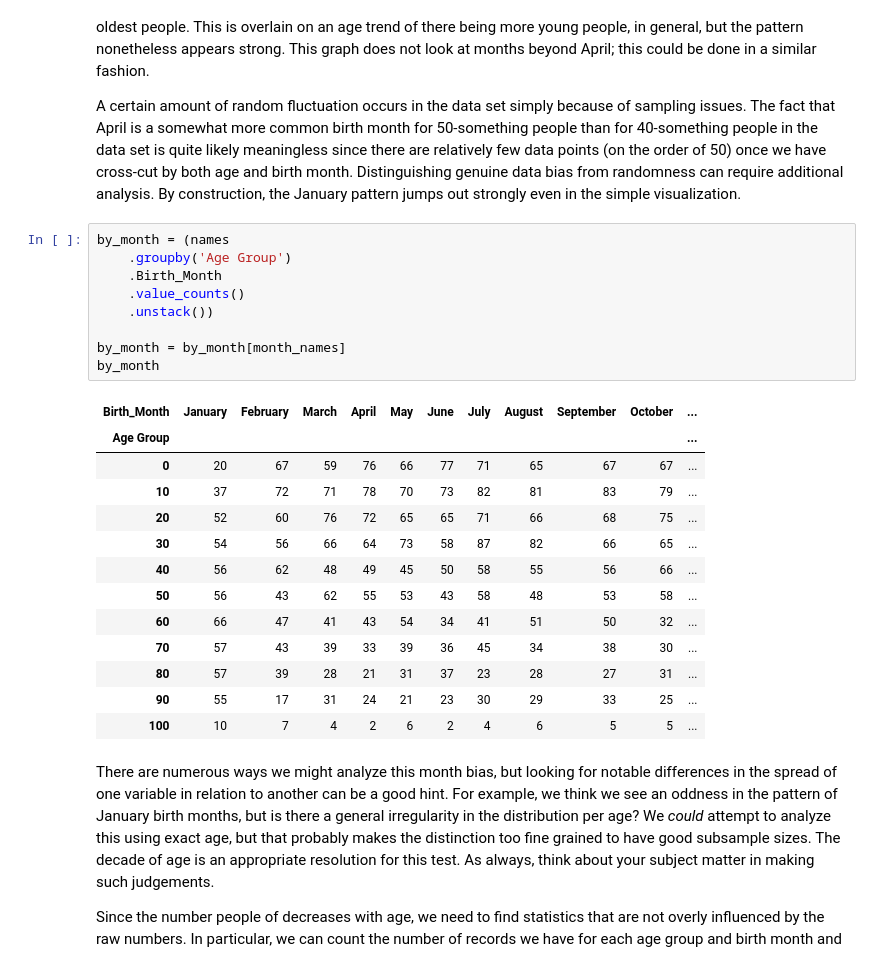
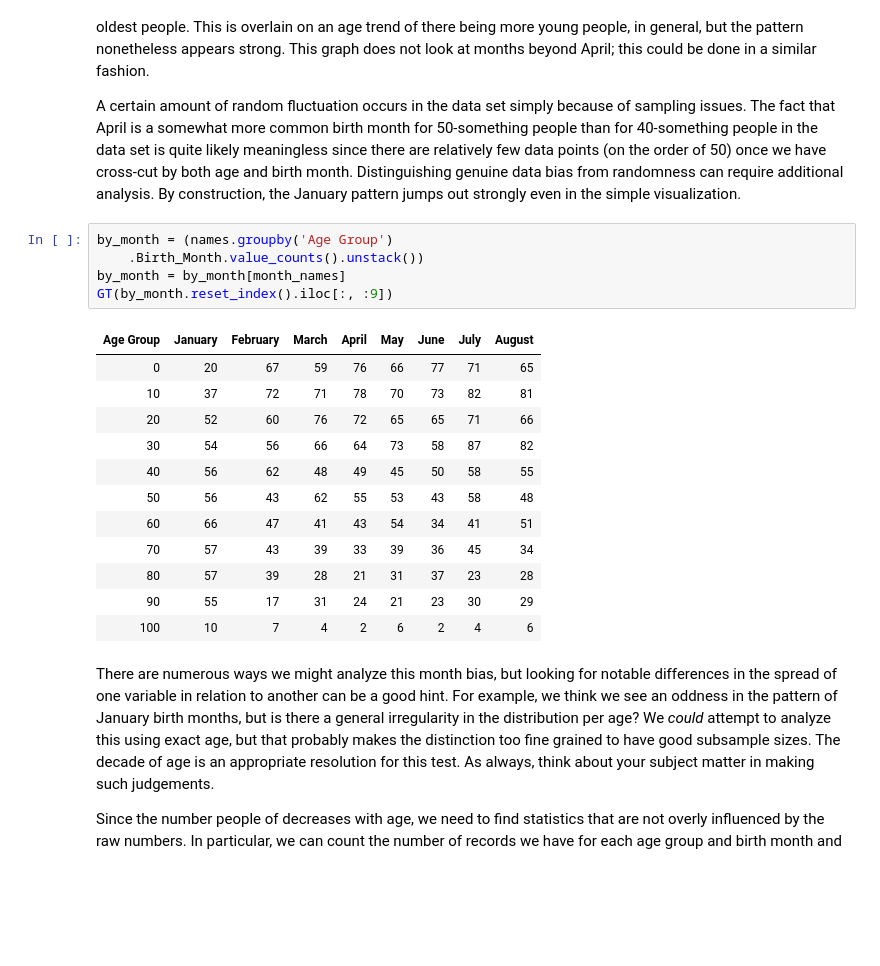
Before and after one commit to DavidMertz/CleaningDataVideo, a Jupyter notebook: Data_Quality.ipynb, the cells around one changed output. Drawn from its saved outputs; the diff is of its cells as text; blank space fills up the shorter version.

```diff
--- a/Data_Quality.ipynb
+++ b/Data_Quality.ipynb
@@ -176,28 +177,23 @@ Contrary to our hope of excluding a biasing trend, we have discovered that—for
 
 A certain amount of random fluctuation occurs in the data set simply because of sampling issues.  The fact that April is a somewhat more common birth month for 50-something people than for 40-something people in the data set is quite likely meaningless since there are relatively few data points (on the order of 50) once we have cross-cut by both age and birth month.  Distinguishing genuine data bias from randomness can require additional analysis. By construction, the January pattern jumps out strongly even in the simple visualization.
 # %%
-by_month = (names
-    .groupby('Age Group')
-    .Birth_Month
-    .value_counts()
-    .unstack())
-
+by_month = (names.groupby('Age Group')
+    .Birth_Month.value_counts().unstack())
 by_month = by_month[month_names]
-by_month
+GT(by_month.reset_index().iloc[:, :9])
 # %% [output]
-| Birth_Month | January | February | March | April | May | June | July | August | September | October | ... |
-| Age Group |  |  |  |  |  |  |  |  |  |  | ... |
-| 0 | 20 | 67 | 59 | 76 | 66 | 77 | 71 | 65 | 67 | 67 | ... |
-| 10 | 37 | 72 | 71 | 78 | 70 | 73 | 82 | 81 | 83 | 79 | ... |
-| 20 | 52 | 60 | 76 | 72 | 65 | 65 | 71 | 66 | 68 | 75 | ... |
-| 30 | 54 | 56 | 66 | 64 | 73 | 58 | 87 | 82 | 66 | 65 | ... |
-| 40 | 56 | 62 | 48 | 49 | 45 | 50 | 58 | 55 | 56 | 66 | ... |
-| 50 | 56 | 43 | 62 | 55 | 53 | 43 | 58 | 48 | 53 | 58 | ... |
-| 60 | 66 | 47 | 41 | 43 | 54 | 34 | 41 | 51 | 50 | 32 | ... |
-| 70 | 57 | 43 | 39 | 33 | 39 | 36 | 45 | 34 | 38 | 30 | ... |
-| 80 | 57 | 39 | 28 | 21 | 31 | 37 | 23 | 28 | 27 | 31 | ... |
-| 90 | 55 | 17 | 31 | 24 | 21 | 23 | 30 | 29 | 33 | 25 | ... |
-| 100 | 10 | 7 | 4 | 2 | 6 | 2 | 4 | 6 | 5 | 5 | ... |
+| Age Group | January | February | March | April | May | June | July | August |
+| 0 | 20 | 67 | 59 | 76 | 66 | 77 | 71 | 65 |
+| 10 | 37 | 72 | 71 | 78 | 70 | 73 | 82 | 81 |
+| 20 | 52 | 60 | 76 | 72 | 65 | 65 | 71 | 66 |
+| 30 | 54 | 56 | 66 | 64 | 73 | 58 | 87 | 82 |
+| 40 | 56 | 62 | 48 | 49 | 45 | 50 | 58 | 55 |
+| 50 | 56 | 43 | 62 | 55 | 53 | 43 | 58 | 48 |
+| 60 | 66 | 47 | 41 | 43 | 54 | 34 | 41 | 51 |
+| 70 | 57 | 43 | 39 | 33 | 39 | 36 | 45 | 34 |
+| 80 | 57 | 39 | 28 | 21 | 31 | 37 | 23 | 28 |
+| 90 | 55 | 17 | 31 | 24 | 21 | 23 | 30 | 29 |
+| 100 | 10 | 7 | 4 | 2 | 6 | 2 | 4 | 6 |
 # %% [markdown]
 There are numerous ways we might analyze this month bias, but looking for notable differences in the spread of one variable in relation to another can be a good hint.  For example, we think we see an oddness in the pattern of January birth months, but is there a general irregularity in the distribution per age?  We *could* attempt to analyze this using exact age, but that probably makes the distinction too fine grained to have good subsample sizes.  The decade of age is an appropriate resolution for this test.  As always, think about your subject matter in making such judgements.
 
```
Also changed, not shown: parts of 123 cells of this notebook, 3 other files.
